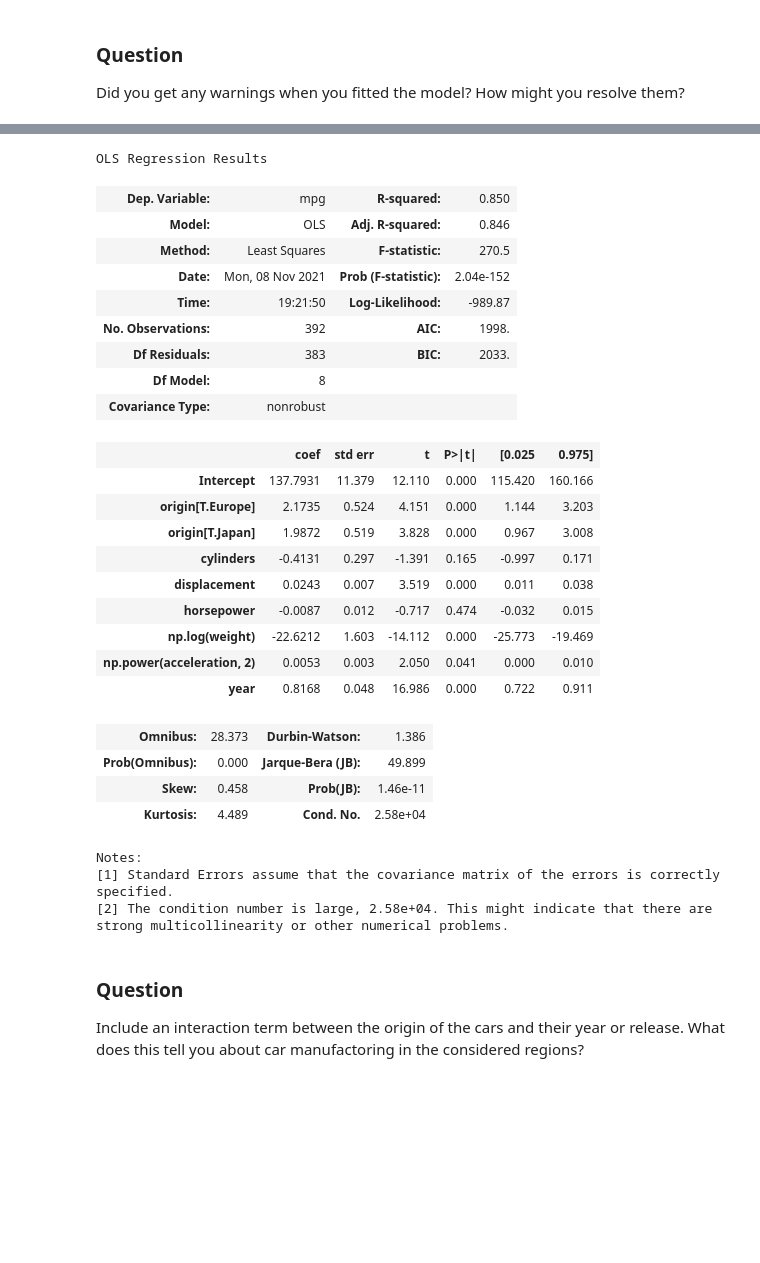
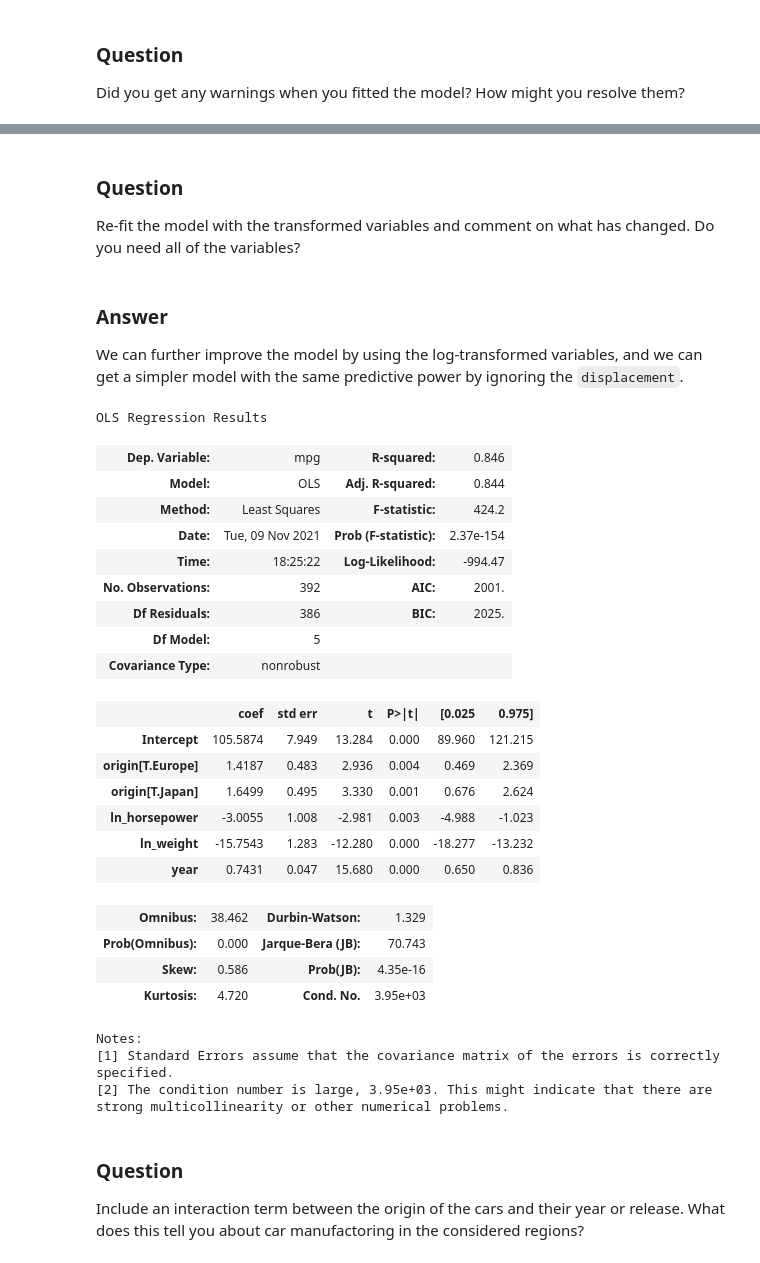
Before and after one commit to aezarebski/aas-extended-examples, a Jupyter notebook: example-2.5/example-2.5-answers.ipynb, the cells around one changed output, grey strips where cells are left out. Drawn from its saved outputs; the diff is of its cells as text; code cells hidden in the pictures; blank space fills up the shorter version.

Commit message:
further editing of notebook

```diff
--- a/example-2.5/example-2.5-answers.ipynb
+++ b/example-2.5/example-2.5-answers.ipynb
@@ -105,0 +152,15 @@ Apply some transforms to reduce non-linearities in the relationship between the
+# %%
+df['ln_weight'] = np.log(df.weight)
+df['ln_horsepower'] = np.log(df.horsepower)
+df['ln_displacement'] = np.log(df.displacement)
+
+plt.figure()
+pd.plotting.scatter_matrix(df[['mpg',
+ 'ln_displacement',
+ 'ln_horsepower',
+ 'ln_weight',
+ 'year']], alpha = 0.4)
+plt.show()
+
+correlation_heatmap(df[numeric_cols + ['ln_horsepower','ln_weight', 'ln_displacement']])
+plt.show()
@@ -106,37 +171,40 @@ Apply some transforms to reduce non-linearities in the relationship between the
+# %% [markdown]
+### Question
+
+Re-fit the model with the transformed variables and comment on what has changed. Do you need all of the variables?
+# %% [markdown]
+### Answer
+
+We can further improve the model by using the log-transformed variables, and we can get a simpler model with the same predictive power by ignoring the `displacement`.
 # %%
-form_2 = form_1.replace('weight', 'np.log(weight)').replace('acceleration', 'np.power(acceleration, 2)')
-
-fit_2 = smf.ols(formula = form_2, data = df).fit()
-
-fit_2.summary()
+form_3 = 'mpg ~ ln_horsepower + ln_weight + year + origin'
+fit_3 = smf.ols(formula = form_3, data = df).fit()
+fit_3.summary()
 # %% [output]
 OLS Regression Results
-| Dep. Variable: | mpg | R-squared: | 0.850 |
-| Model: | OLS | Adj. R-squared: | 0.846 |
-| Method: | Least Squares | F-statistic: | 270.5 |
-| Date: | Mon, 08 Nov 2021 | Prob (F-statistic): | 2.04e-152 |
-| Time: | 19:21:50 | Log-Likelihood: | -989.87 |
-| No. Observations: | 392 | AIC: | 1998. |
-| Df Residuals: | 383 | BIC: | 2033. |
-| Df Model: | 8 |  |  |
+| Dep. Variable: | mpg | R-squared: | 0.846 |
+| Model: | OLS | Adj. R-squared: | 0.844 |
+| Method: | Least Squares | F-statistic: | 424.2 |
+| Date: | Tue, 09 Nov 2021 | Prob (F-statistic): | 2.37e-154 |
+| Time: | 18:25:22 | Log-Likelihood: | -994.47 |
+| No. Observations: | 392 | AIC: | 2001. |
+| Df Residuals: | 386 | BIC: | 2025. |
+| Df Model: | 5 |  |  |
 | Covariance Type: | nonrobust |  |  |
 |  | coef | std err | t | P>|t| | [0.025 | 0.975] |
-| Intercept | 137.7931 | 11.379 | 12.110 | 0.000 | 115.420 | 160.166 |
-| origin[T.Europe] | 2.1735 | 0.524 | 4.151 | 0.000 | 1.144 | 3.203 |
-| origin[T.Japan] | 1.9872 | 0.519 | 3.828 | 0.000 | 0.967 | 3.008 |
-| cylinders | -0.4131 | 0.297 | -1.391 | 0.165 | -0.997 | 0.171 |
-| displacement | 0.0243 | 0.007 | 3.519 | 0.000 | 0.011 | 0.038 |
-| horsepower | -0.0087 | 0.012 | -0.717 | 0.474 | -0.032 | 0.015 |
-| np.log(weight) | -22.6212 | 1.603 | -14.112 | 0.000 | -25.773 | -19.469 |
-| np.power(acceleration, 2) | 0.0053 | 0.003 | 2.050 | 0.041 | 0.000 | 0.010 |
-| year | 0.8168 | 0.048 | 16.986 | 0.000 | 0.722 | 0.911 |
+| Intercept | 105.5874 | 7.949 | 13.284 | 0.000 | 89.960 | 121.215 |
+| origin[T.Europe] | 1.4187 | 0.483 | 2.936 | 0.004 | 0.469 | 2.369 |
+| origin[T.Japan] | 1.6499 | 0.495 | 3.330 | 0.001 | 0.676 | 2.624 |
+| ln_horsepower | -3.0055 | 1.008 | -2.981 | 0.003 | -4.988 | -1.023 |
+| ln_weight | -15.7543 | 1.283 | -12.280 | 0.000 | -18.277 | -13.232 |
+| year | 0.7431 | 0.047 | 15.680 | 0.000 | 0.650 | 0.836 |
-| Omnibus: | 28.373 | Durbin-Watson: | 1.386 |
-| Prob(Omnibus): | 0.000 | Jarque-Bera (JB): | 49.899 |
-| Skew: | 0.458 | Prob(JB): | 1.46e-11 |
-| Kurtosis: | 4.489 | Cond. No. | 2.58e+04 |
+| Omnibus: | 38.462 | Durbin-Watson: | 1.329 |
+| Prob(Omnibus): | 0.000 | Jarque-Bera (JB): | 70.743 |
+| Skew: | 0.586 | Prob(JB): | 4.35e-16 |
+| Kurtosis: | 4.720 | Cond. No. | 3.95e+03 |
 Notes:
 [1] Standard Errors assume that the covariance matrix of the errors is correctly specified.
-[2] The condition number is large, 2.58e+04. This might indicate that there are
+[2] The condition number is large, 3.95e+03. This might indicate that there are
 strong multicollinearity or other numerical problems.
 # %% [markdown]
 ### Question
```
Also changed, not shown: parts of 16 cells of this notebook, 1 other file.
